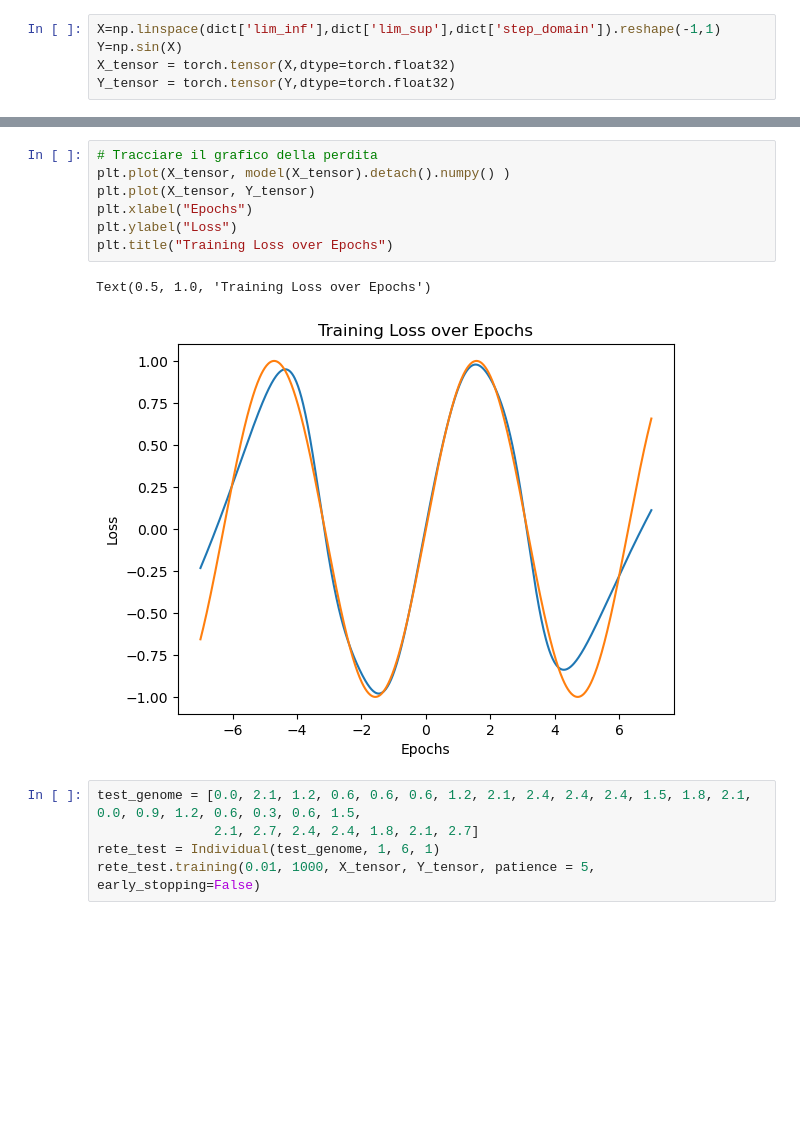
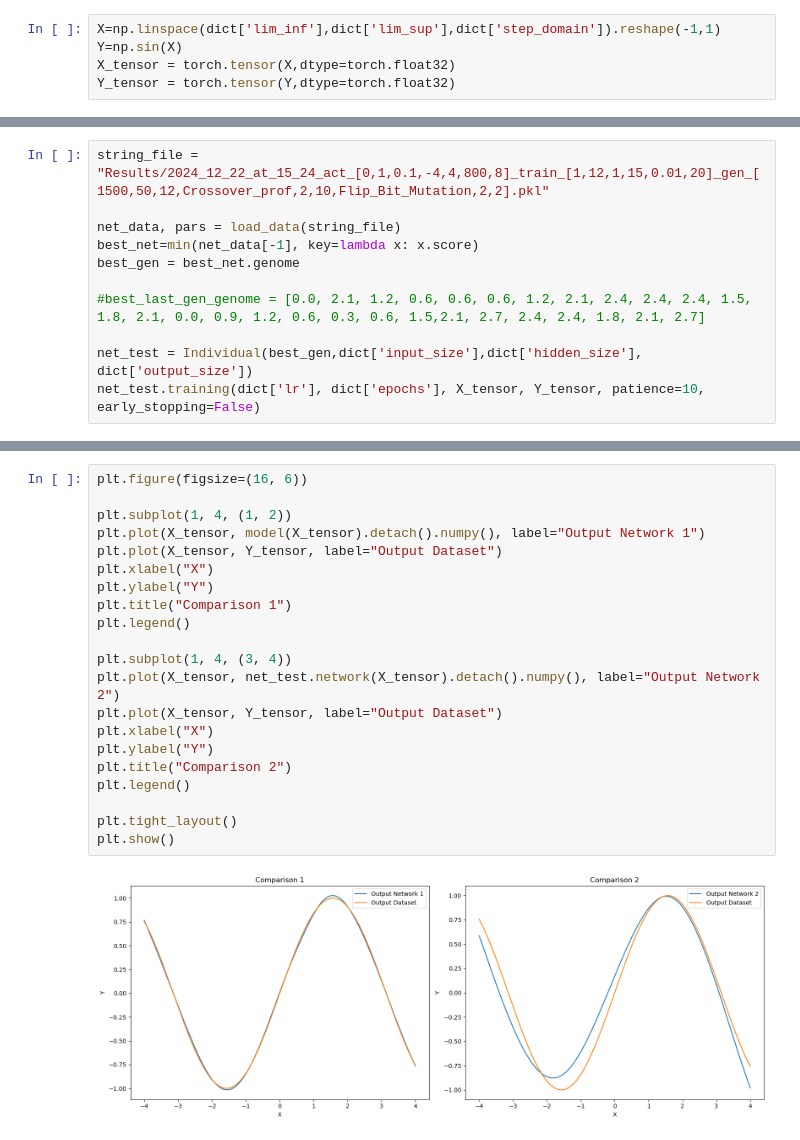
Before and after one commit to VandalSnikeNP/AI_PROJECT, a Jupyter notebook: comparison.ipynb, the cells around one changed output, grey strips where cells are left out. Drawn from its saved outputs; the diff is of its cells as text; blank space fills up the shorter version.

```diff
--- a/comparison.ipynb
+++ b/comparison.ipynb
@@ -173,0 +171,11 @@ Accuracy of the model: 50.38%
+# %%
+string_file = "Results/2024_12_22_at_15_24_act_[0,1,0.1,-4,4,800,8]_train_[1,12,1,15,0.01,20]_gen_[1500,50,12,Crossover_prof,2,10,Flip_Bit_Mutation,2,2].pkl"
+
+net_data, pars = load_data(string_file)
+best_net=min(net_data[-1], key=lambda x: x.score)
+best_gen = best_net.genome
+
+#best_last_gen_genome = [0.0, 2.1, 1.2, 0.6, 0.6, 0.6, 1.2, 2.1, 2.4, 2.4, 2.4, 1.5, 1.8, 2.1, 0.0, 0.9, 1.2, 0.6, 0.3, 0.6, 1.5,2.1, 2.7, 2.4, 2.4, 1.8, 2.1, 2.7]
+
+net_test = Individual(best_gen,dict['input_size'],dict['hidden_size'], dict['output_size'])
+net_test.training(dict['lr'], dict['epochs'], X_tensor, Y_tensor, patience=10, early_stopping=False)
@@ -174,15 +200,23 @@ Accuracy of the model: 50.38%
 # %%
-# Tracciare il grafico della perdita
-plt.plot(X_tensor, model(X_tensor).detach().numpy() )
-plt.plot(X_tensor, Y_tensor)
-plt.xlabel("Epochs")
-plt.ylabel("Loss")
-plt.title("Training Loss over Epochs")
+plt.figure(figsize=(16, 6))
+
+plt.subplot(1, 4, (1, 2))
+plt.plot(X_tensor, model(X_tensor).detach().numpy(), label="Output Network 1")
+plt.plot(X_tensor, Y_tensor, label="Output Dataset")
+plt.xlabel("X")
+plt.ylabel("Y")
+plt.title("Comparison 1")
+plt.legend()
+
+plt.subplot(1, 4, (3, 4))
+plt.plot(X_tensor, net_test.network(X_tensor).detach().numpy(), label="Output Network 2")
+plt.plot(X_tensor, Y_tensor, label="Output Dataset")
+plt.xlabel("X")
+plt.ylabel("Y")
+plt.title("Comparison 2")
+plt.legend()
+
+plt.tight_layout()
+plt.show()
 # %% [output]
-Text(0.5, 1.0, 'Training Loss over Epochs')
-[figure, old version]
+[figure, new version]
-# %%
-test_genome = [0.0, 2.1, 1.2, 0.6, 0.6, 0.6, 1.2, 2.1, 2.4, 2.4, 2.4, 1.5, 1.8, 2.1, 0.0, 0.9, 1.2, 0.6, 0.3, 0.6, 1.5,
-               2.1, 2.7, 2.4, 2.4, 1.8, 2.1, 2.7]
-rete_test = Individual(test_genome, 1, 6, 1)
-rete_test.training(0.01, 1000, X_tensor, Y_tensor, patience = 5, early_stopping=False)
```
Also changed, not shown: parts of 12 cells of this notebook, 3 other files.
